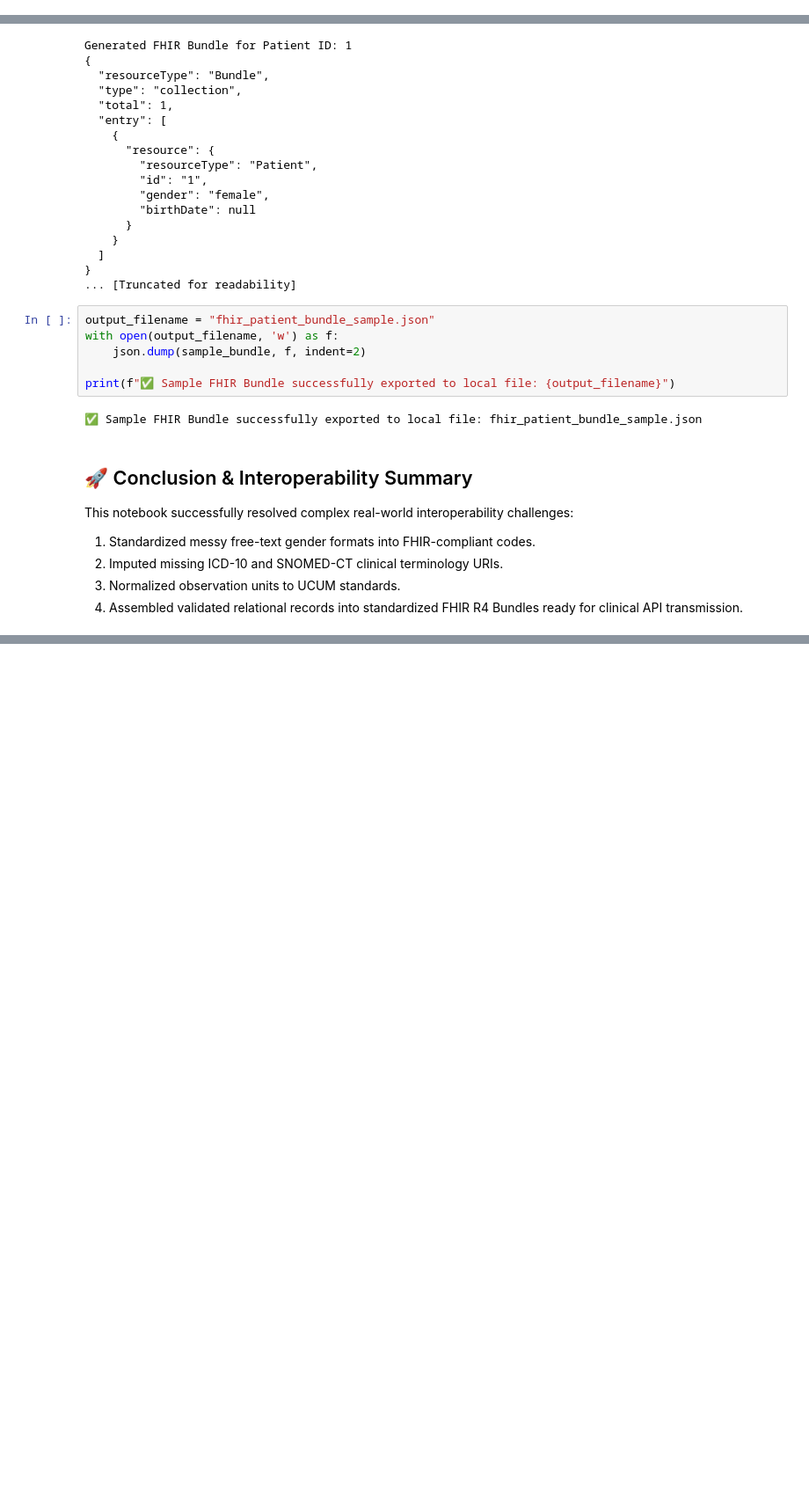
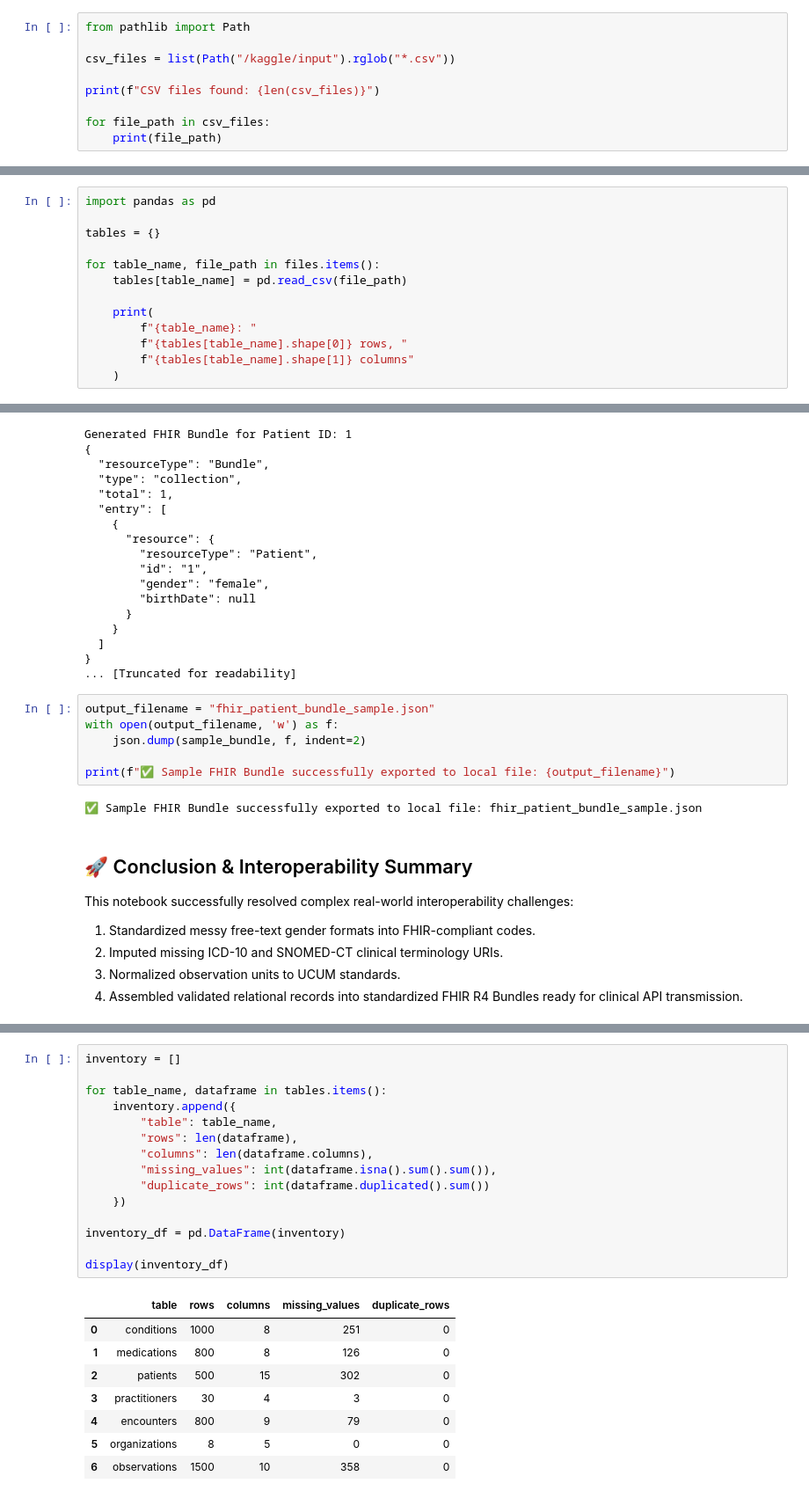
Before and after one commit to mannyokeke-154r33/FHIR-Hospital_Converter-, a Jupyter notebook: hospital-data-converter.ipynb, the cells around one changed output, grey strips where cells are left out. Shown at 88% size. Drawn from its saved outputs; the diff is of its cells as text; blank space fills up the shorter version.

```diff
--- a/hospital-data-converter.ipynb
+++ b/hospital-data-converter.ipynb
@@ -13,2 +14,11 @@ Published on <span style="color:#FFD700;">September 09, 2026</span>
 </div>
 </div>
+# %%
+from pathlib import Path
+
+csv_files = list(Path("/kaggle/input").rglob("*.csv"))
+
+print(f"CSV files found: {len(csv_files)}")
+
+for file_path in csv_files:
+    print(file_path)
@@ -60,3 +79,16 @@ File [practitioners]: ✅ Found -> /kaggle/input/datasets/nudratabbas/fhir-conve
 File [encounters]: ✅ Found -> /kaggle/input/datasets/nudratabbas/fhir-converter-challenge-data-valid-fhir/encounters_raw.csv
 File [organizations]: ✅ Found -> /kaggle/input/datasets/nudratabbas/fhir-converter-challenge-data-valid-fhir/organizations (1).csv
 File [observations]: ✅ Found -> /kaggle/input/datasets/nudratabbas/fhir-converter-challenge-data-valid-fhir/observations_raw.csv
+# %%
+import pandas as pd
+
+tables = {}
+
+for table_name, file_path in files.items():
+    tables[table_name] = pd.read_csv(file_path)
+
+    print(
+        f"{table_name}: "
+        f"{tables[table_name].shape[0]} rows, "
+        f"{tables[table_name].shape[1]} columns"
+    )
@@ -836,0 +1000,24 @@ This notebook successfully resolved complex real-world interoperability challeng
+# %%
+inventory = []
+
+for table_name, dataframe in tables.items():
+    inventory.append({
+        "table": table_name,
+        "rows": len(dataframe),
+        "columns": len(dataframe.columns),
+        "missing_values": int(dataframe.isna().sum().sum()),
+        "duplicate_rows": int(dataframe.duplicated().sum())
+    })
+
+inventory_df = pd.DataFrame(inventory)
+
+display(inventory_df)
+# %% [output]
+|  | table | rows | columns | missing_values | duplicate_rows |
+| 0 | conditions | 1000 | 8 | 251 | 0 |
+| 1 | medications | 800 | 8 | 126 | 0 |
+| 2 | patients | 500 | 15 | 302 | 0 |
+| 3 | practitioners | 30 | 4 | 3 | 0 |
+| 4 | encounters | 800 | 9 | 79 | 0 |
+| 5 | organizations | 8 | 5 | 0 | 0 |
+| 6 | observations | 1500 | 10 | 358 | 0 |
```
Also changed, not shown: parts of 35 cells of this notebook.
